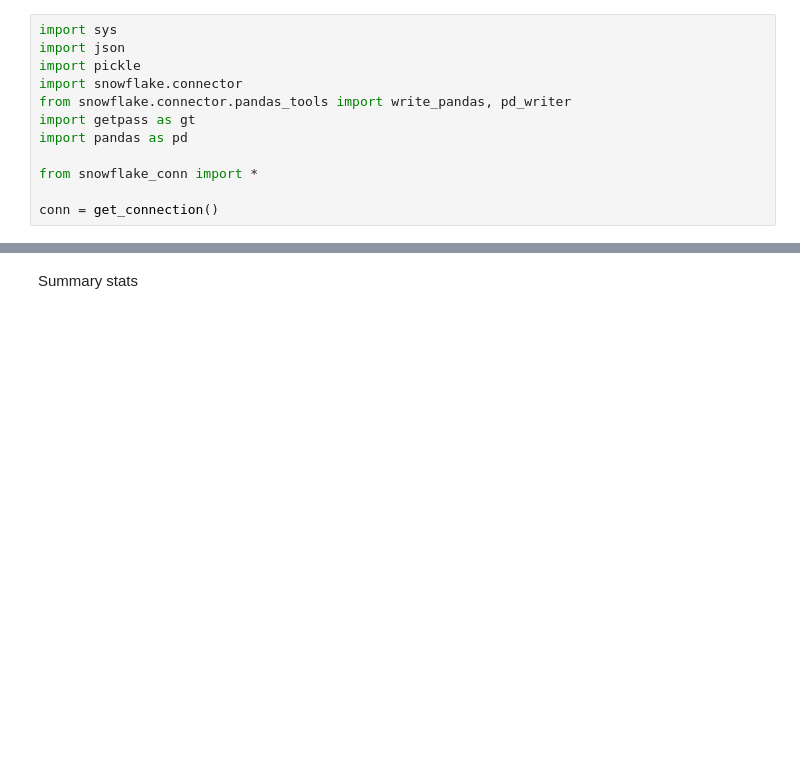
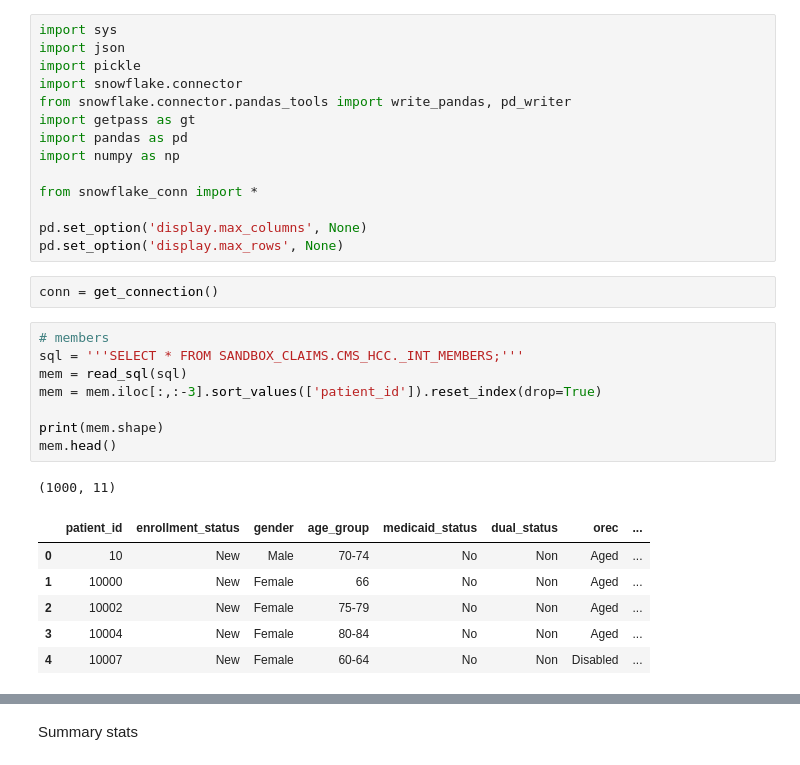
Before and after one commit to manganese-ai/bcda_claims_sandbox, a Jupyter notebook: notebooks/analysis/lindsay.ipynb, the cells around one changed output, grey strips where cells are left out. Saved outputs shown, nothing was run; the diff lists cells and outputs as text; blank space fills up the shorter version.

```diff
--- a/notebooks/analysis/lindsay.ipynb
+++ b/notebooks/analysis/lindsay.ipynb
@@ -6,7 +6,27 @@ import snowflake.connector
 from snowflake.connector.pandas_tools import write_pandas, pd_writer
 import getpass as gt
 import pandas as pd
+import numpy as np
 
 from snowflake_conn import *
 
-conn = get_connection()
+pd.set_option('display.max_columns', None)
+pd.set_option('display.max_rows', None)
+# %%
+conn = get_connection()
+# %%
+# members
+sql = '''SELECT * FROM SANDBOX_CLAIMS.CMS_HCC._INT_MEMBERS;'''
+mem = read_sql(sql)
+mem = mem.iloc[:,:-3].sort_values(['patient_id']).reset_index(drop=True)
+
+print(mem.shape)
+mem.head()
+# %% [output]
+(1000, 11)
+|  | patient_id | enrollment_status | gender | age_group | medicaid_status | dual_status | orec | ... |
+| 0 | 10 | New | Male | 70-74 | No | Non | Aged | ... |
+| 1 | 10000 | New | Female | 66 | No | Non | Aged | ... |
+| 2 | 10002 | New | Female | 75-79 | No | Non | Aged | ... |
+| 3 | 10004 | New | Female | 80-84 | No | Non | Aged | ... |
+| 4 | 10007 | New | Female | 60-64 | No | Non | Disabled | ... |
```
Also changed, not shown: parts of 20 cells of this notebook, 1 other file.
